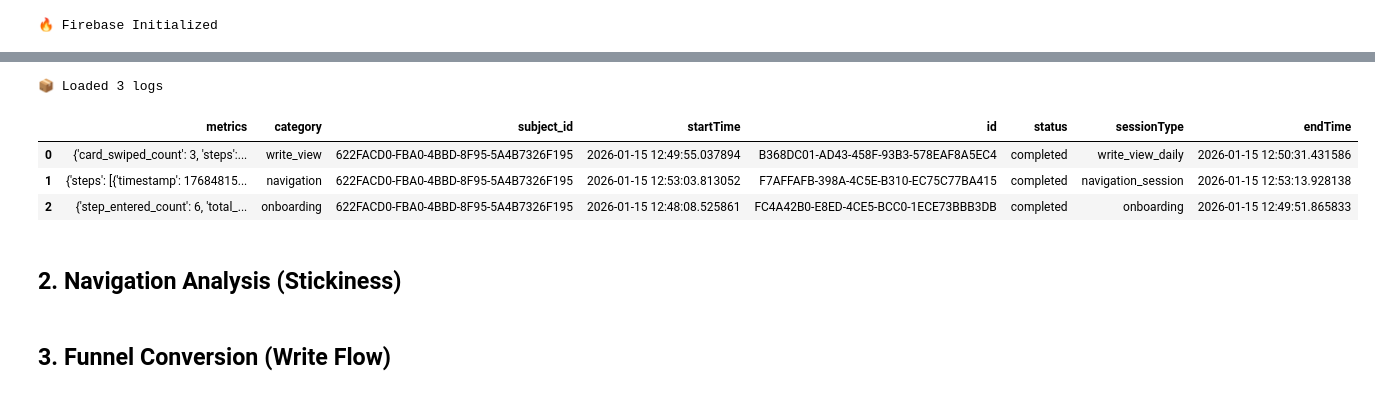
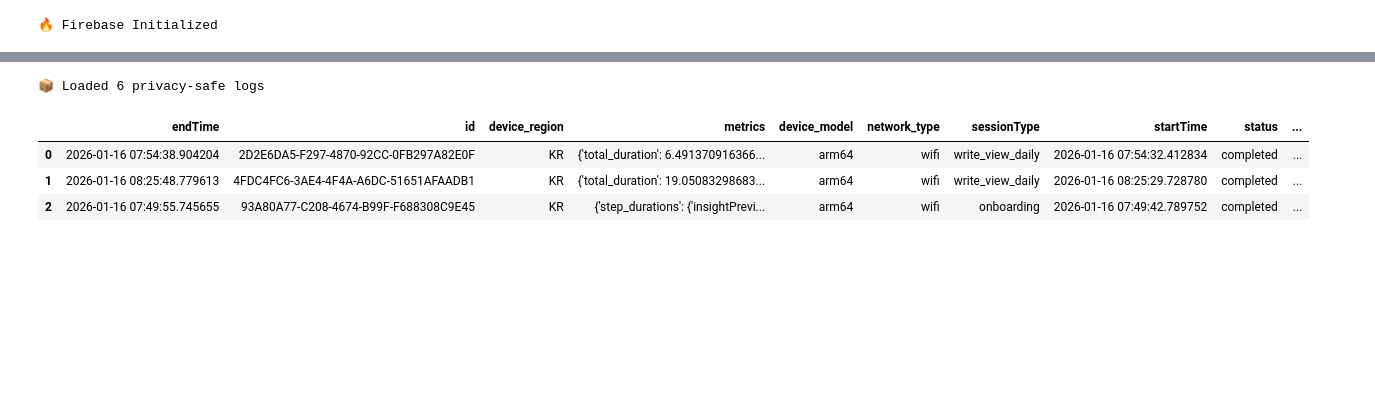
Before and after one commit to neomakes/neopip, a Jupyter notebook: 04_Distribution/Experiments/engagement_analysis.ipynb, the cells around one changed output, grey strips where cells are left out. Cells and saved outputs as stored; diff of their text form; code cells hidden in the pictures; blank space fills up the shorter version.

```diff
--- a/04_Distribution/Experiments/engagement_analysis.ipynb
+++ b/04_Distribution/Experiments/engagement_analysis.ipynb
@@ -30,27 +31,50 @@ print("🔥 Firebase Initialized")
 # %%
-def load_logs():
+def map_device_group(model_raw):
+    """Maps raw model identifiers to privacy-safe groups."""
+    if not isinstance(model_raw, str): return "Unknown"
+    if "iPhone14" in model_raw: return "iPhone 13 Series"
+    if "iPhone15" in model_raw: return "iPhone 14 Series"
+    if "iPhone16" in model_raw: return "iPhone 15 Series"
+    if "iPad" in model_raw: return "iPad"
+    return "Other iOS Device"
+
+def load_privacy_safe_logs():
     logs_ref = db.collection('analytic_logs')
     docs = logs_ref.stream()
 
     data = []
     for doc in docs:
         d = doc.to_dict()
+        # Basic Cleaning
         if 'startTime' in d and d['startTime']:
-             d['startTime'] = d['startTime'].replace(tzinfo=None) # naive for simplifiction
+             d['startTime'] = d['startTime'].replace(tzinfo=None)
         if 'endTime' in d and d['endTime']:
              d['endTime'] = d['endTime'].replace(tzinfo=None)
+
+        # Extract Metrics & Flatten
+        metrics = d.get('metrics', {})
+
+        # Calculate Duration (Fallback to timestamps if metric missing)
+        duration = metrics.get('total_duration', 0)
+        if duration == 0 and d.get('endTime') and d.get('startTime'):
+            duration = (d['endTime'] - d['startTime']).total_seconds()
+
+        d['total_duration'] = duration
+        d['ui_freeze_count'] = metrics.get('ui_freeze_detected', 0)
+
+        # PRIVACY TRANSFORMATION: Device Grouping
+        d['device_group'] = map_device_group(d.get('device_model', ''))
+
         data.append(d)
 
     return pd.DataFrame(data)
 
-df = load_logs()
-print(f"📦 Loaded {len(df)} logs")
-df.head()
+df = load_privacy_safe_logs()
+print(f"📦 Loaded {len(df)} privacy-safe logs")
+df.head(3)
 # %% [output]
-📦 Loaded 3 logs
+📦 Loaded 6 privacy-safe logs
-|  | metrics | category | subject_id | startTime | id | status | sessionType | endTime |
-| 0 | {'card_swiped_count': 3, 'steps':... | write_view | 622FACD0-FBA0-4BBD-8F95-5A4B7326F195 | 2026-01-15 12:49:55.037894 | B368DC01-AD43-458F-93B3-578EAF8A5EC4 | completed | write_view_daily | 2026-01-15 12:50:31.431586 |
-| 1 | {'steps': [{'timestamp': 17684815... | navigation | 622FACD0-FBA0-4BBD-8F95-5A4B7326F195 | 2026-01-15 12:53:03.813052 | F7AFFAFB-398A-4C5E-B310-EC75C77BA415 | completed | navigation_session | 2026-01-15 12:53:13.928138 |
-| 2 | {'step_entered_count': 6, 'total_... | onboarding | 622FACD0-FBA0-4BBD-8F95-5A4B7326F195 | 2026-01-15 12:48:08.525861 | FC4A42B0-E8ED-4CE5-BCC0-1ECE73BBB3DB | completed | onboarding | 2026-01-15 12:49:51.865833 |
+|  | endTime | id | device_region | metrics | device_model | network_type | sessionType | startTime | status | ... |
+| 0 | 2026-01-16 07:54:38.904204 | 2D2E6DA5-F297-4870-92CC-0FB297A82E0F | KR | {'total_duration': 6.491370916366... | arm64 | wifi | write_view_daily | 2026-01-16 07:54:32.412834 | completed | ... |
+| 1 | 2026-01-16 08:25:48.779613 | 4FDC4FC6-3AE4-4F4A-A6DC-51651AFAADB1 | KR | {'total_duration': 19.05083298683... | arm64 | wifi | write_view_daily | 2026-01-16 08:25:29.728780 | completed | ... |
+| 2 | 2026-01-16 07:49:55.745655 | 93A80A77-C208-4674-B99F-F688308C9E45 | KR | {'step_durations': {'insightPrevi... | arm64 | wifi | onboarding | 2026-01-16 07:49:42.789752 | completed | ... |
-# %% [markdown]
-## 2. Navigation Analysis (Stickiness)
@@ -82,2 +80,0 @@ if not df_screens.empty:
-# %% [markdown]
-## 3. Funnel Conversion (Write Flow)
```
Also changed, not shown: parts of 17 cells of this notebook, 1 other file.
